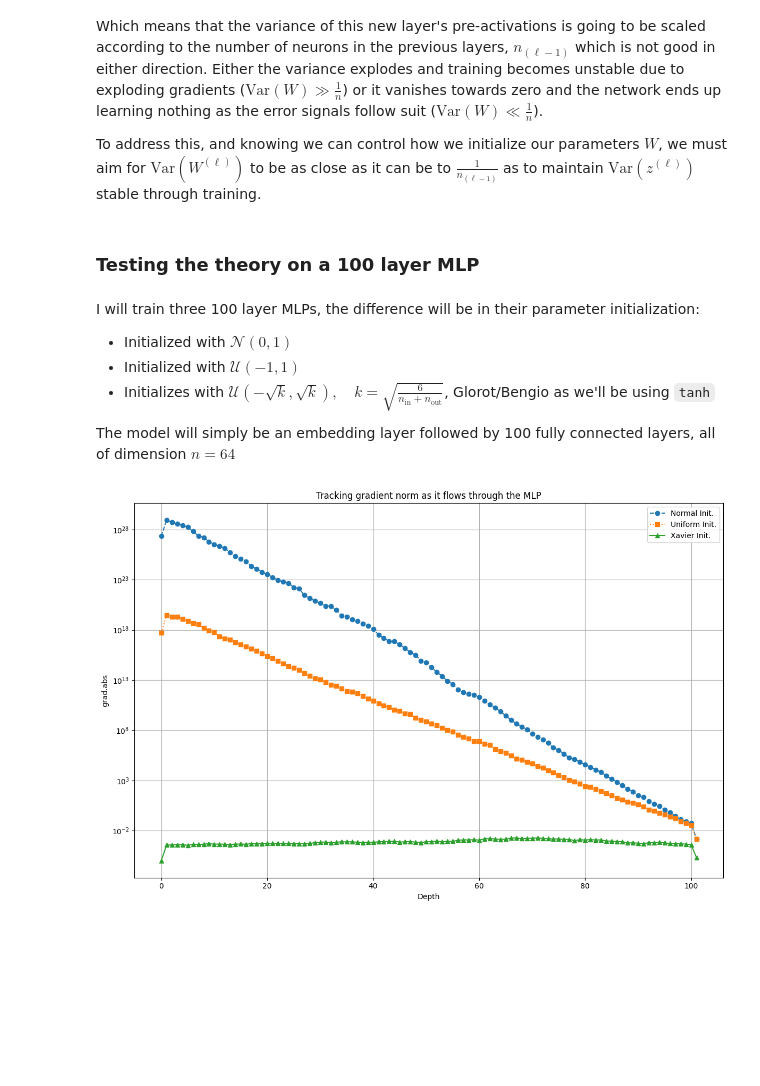
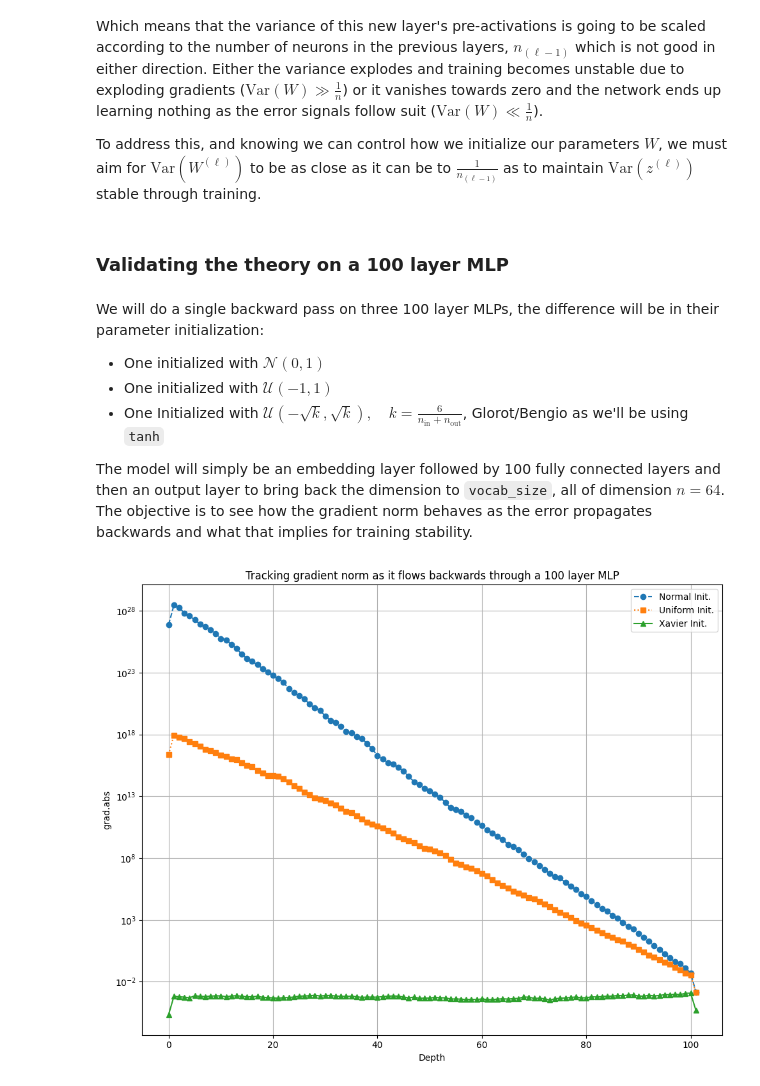
Before and after one commit to fodevac33/Learning-AI, a Jupyter notebook: notebooks/bigram_mlp/bigram_mlp.ipynb, the cells around one changed output. Saved outputs shown, nothing was run; the diff lists cells and outputs as text; code cells hidden in the pictures; blank space fills up the shorter version.

Commit message:
Validating in training

```diff
--- a/notebooks/bigram_mlp/bigram_mlp.ipynb
+++ b/notebooks/bigram_mlp/bigram_mlp.ipynb
@@ -148,15 +148,15 @@ Which means that the variance of this new layer's pre-activations is going to be
 
 To address this, and knowing we can control how we initialize our parameters $W$, we must aim for $\text{Var}(W^{(\ell)})$ to be as close as it can be to $\frac{1}{n_{(\ell-1)}}$ as to maintain $\text{Var}(z^{(\ell)})$ stable through training.
 # %% [markdown]
-### Testing the theory on a 100 layer MLP
+### Validating the theory on a 100 layer MLP
 # %% [markdown]
-I will train three 100 layer MLPs, the difference will be in their parameter initialization:
+We will do a single backward pass on three 100 layer MLPs, the difference will be in their parameter initialization:
 
-- Initialized with $\mathcal{N}(0,1)$
-- Initialized with $\mathcal{U}(-1,1)$
-- Initializes with $\mathcal{U}(-\sqrt{ k }, \sqrt{ k }), \quad k=\sqrt{ \frac{6}{n_{\text{in}}+n_{\text{out}}} }$, Glorot/Bengio as we'll be using `tanh`
+- One initialized with $\mathcal{N}(0,1)$
+- One initialized with $\mathcal{U}(-1,1)$
+- One Initialized with $\mathcal{U}(-\sqrt{ k }, \sqrt{ k }), \quad k= \frac{6}{n_{\text{in}}+n_{\text{out}}}$, Glorot/Bengio as we'll be using `tanh`
 
-The model will simply be an embedding layer followed by 100 fully connected layers, all of dimension $n=64$
+The model will simply be an embedding layer followed by 100 fully connected layers and then an output layer to bring back the dimension to `vocab_size`, all of dimension $n=64$. The objective is to see how the gradient norm behaves as the error propagates backwards and what that implies for training stability.
 # %%
 import matplotlib.pyplot as plt
 import torch.nn.functional as F
@@ -221,33 +221,33 @@ def analyze_activation_statistics(init_method, X_batch, Y_batch):
 
     grad_stats.append(embed.grad.abs().mean().item())
 
     for layer in range(hidden.shape[0]):
         layer_grad = hidden.grad[layer] # Get the gradient for the k-th hidden matrix
         grad_stats.append(layer_grad.abs().mean().item())
 
     grad_stats.append(out.grad.abs().mean().item())
 
     return grad_stats
 
 batch_size = 32
 batch_idx = torch.randint(0, len(X), (batch_size,))
 X_batch, Y_batch = X[batch_idx], Y[batch_idx]
 
 normal_stats = analyze_activation_statistics(initialize_normal_model, X_batch, Y_batch)
 uniform_stats = analyze_activation_statistics(initialize_uniform_model, X_batch, Y_batch)
 xavier_stats = analyze_activation_statistics(initialize_xavier_model, X_batch, Y_batch)
 
-plt.figure(figsize=(12, 8))
+plt.figure(figsize=(10, 8))
 plt.plot(normal_stats, label="Normal Init.", marker='o', linestyle='--')
 plt.plot(uniform_stats, label="Uniform Init.", marker='s', linestyle=':')
 plt.plot(xavier_stats, label="Xavier Init.", marker='^', linestyle='-')
 plt.yscale('log')
 plt.xlabel('Depth')
 plt.ylabel('grad.abs')
-plt.title('Tracking gradient norm as it flows through the MLP')
+plt.title(f'Tracking gradient norm as it flows backwards through a {model_depth} layer MLP')
 plt.legend()
 plt.grid(True)
 plt.tight_layout()
 plt.show()
 # %% [output]
-[figure, old version]
+[figure, new version]
```
Also changed, not shown: parts of 6 cells of this notebook.
